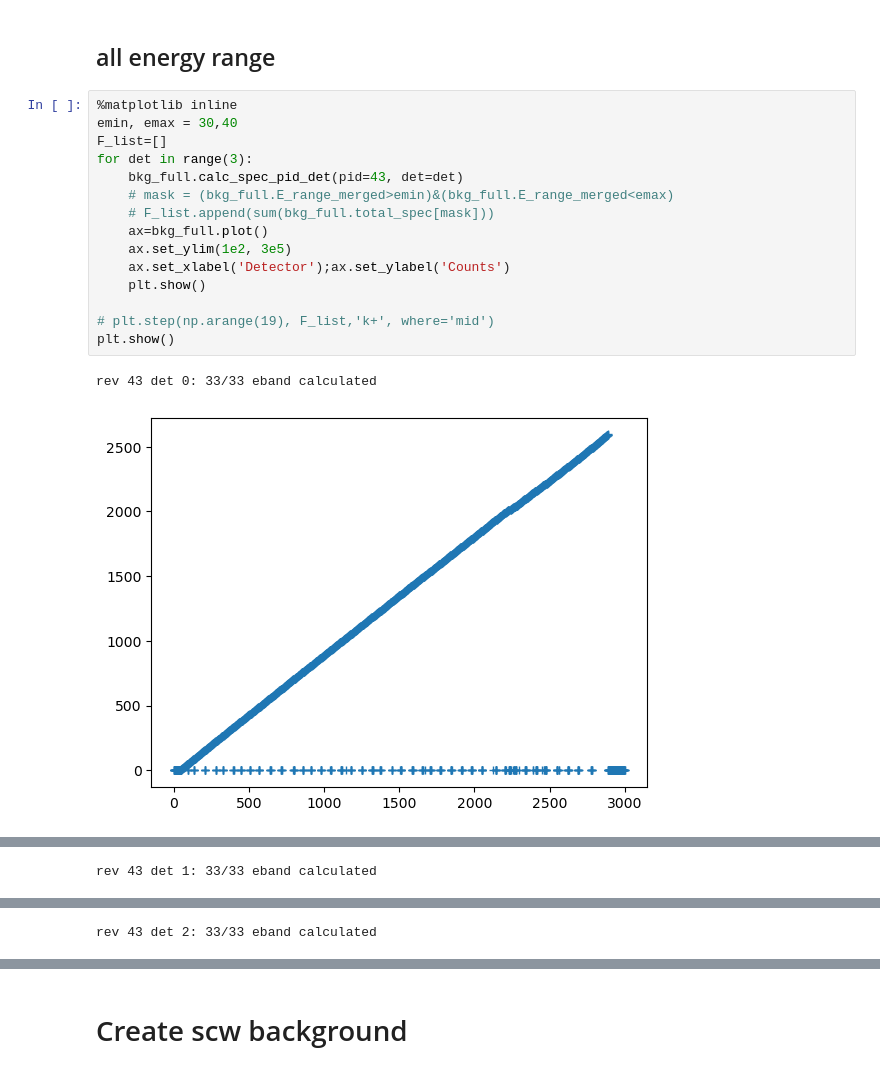
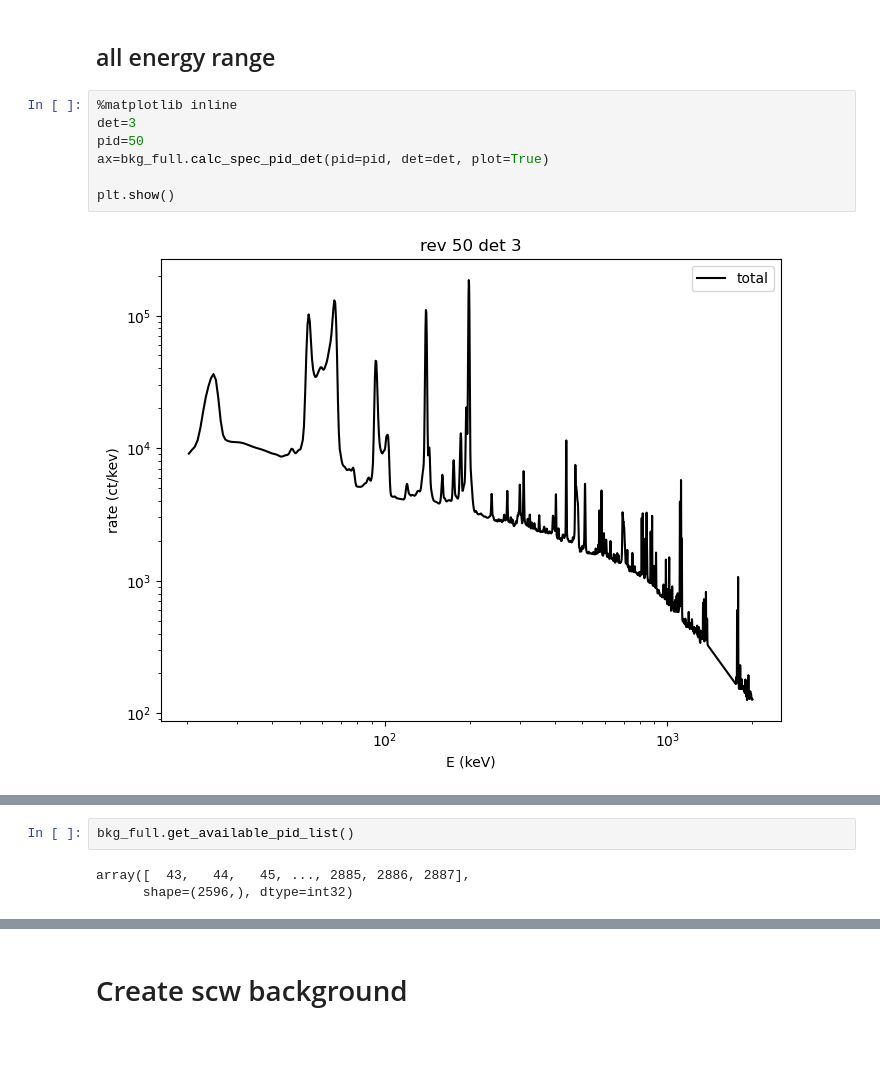
Before and after one commit to tristanbouchet/spibackground, a Jupyter notebook: test_background.ipynb, the cells around one changed output, grey strips where cells are left out. Cells and saved outputs as stored; diff of their text form; blank space fills up the shorter version.

```diff
--- a/test_background.ipynb
+++ b/test_background.ipynb
@@ -85,19 +27,10 @@ array([ 4,  5,  6,  7,  8,  9, 10, 11, 12, 13, 14, 15, 16, 17, 18, 19, 20,
 ## all energy range
 # %%
 %matplotlib inline
-emin, emax = 30,40
-F_list=[]
-for det in range(3):
-    bkg_full.calc_spec_pid_det(pid=43, det=det)
-    # mask = (bkg_full.E_range_merged>emin)&(bkg_full.E_range_merged<emax)
-    # F_list.append(sum(bkg_full.total_spec[mask]))
-    ax=bkg_full.plot()
-    ax.set_ylim(1e2, 3e5)
-    ax.set_xlabel('Detector');ax.set_ylabel('Counts')
-    plt.show()
+det=3
+pid=50
+ax=bkg_full.calc_spec_pid_det(pid=pid, det=det, plot=True)
 
-# plt.step(np.arange(19), F_list,'k+', where='mid')
 plt.show()
 # %% [output]
-rev 43 det 0: 33/33 eband calculated
-[figure, old version]
+[figure, new version]
@@ -105 +36,0 @@ rev 43 det 0: 33/33 eband calculated
-rev 43 det 1: 33/33 eband calculated
@@ -107 +36,0 @@ rev 43 det 1: 33/33 eband calculated
-rev 43 det 2: 33/33 eband calculated
@@ -109 +37,6 @@ rev 43 det 2: 33/33 eband calculated
+# %%
+bkg_full.get_available_pid_list()
+# %% [output]
+array([  43,   44,   45, ..., 2885, 2886, 2887],
+      shape=(2596,), dtype=int32)
 # %%
```
Also changed, not shown: parts of 8 cells of this notebook, 2 other files.
